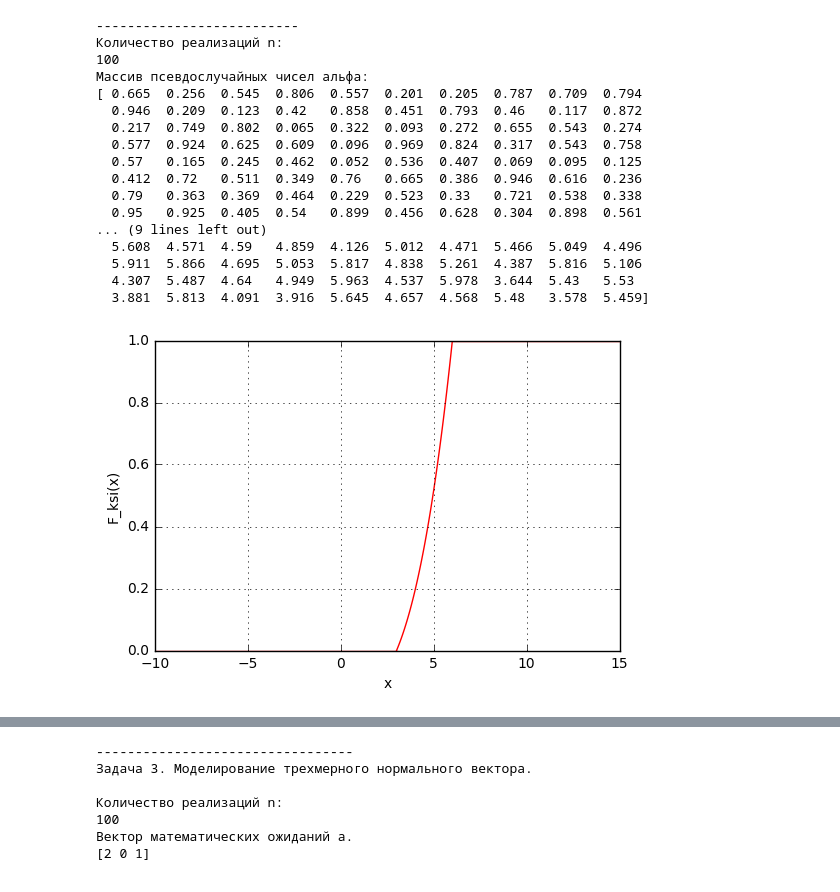
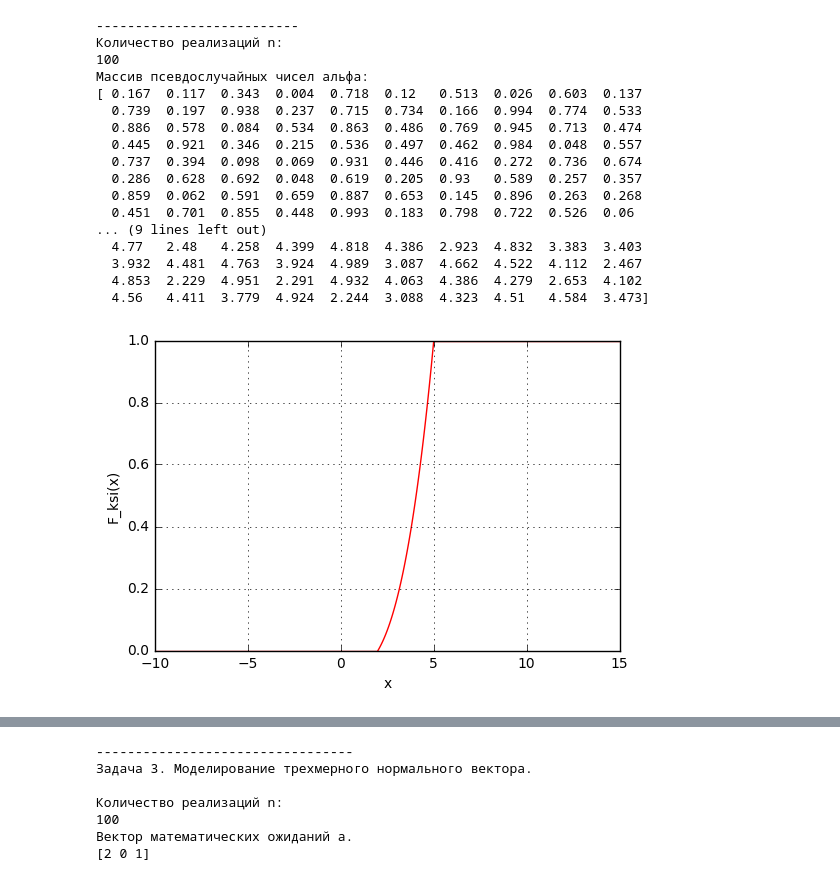
Before and after one commit to pyro-bot/study, a Jupyter notebook: Petrov/lab3.ipynb, the cells around one changed output, grey strips where cells are left out. Cells and saved outputs as stored; diff of their text form; code cells hidden in the pictures.

```diff
--- a/Petrov/lab3.ipynb
+++ b/Petrov/lab3.ipynb
@@ -78,17 +78,14 @@ arg_b = 0.142857142857143
 # %%
 # Строим график функции распределения
-# шаг
-step_x = 0.001
-step_y = 0.0001
 #  Задаём  интервала по x
-x1 = np.linspace(-10, 3) #-10: step_x : 3
-x2 = np.linspace(3, 6) #3 : step_x : 6
-x3 = np.linspace(6, 15) #6: step_x : 15
+x1 = np.linspace(-10, 2) #-10: step_x : 3
+x2 = np.linspace(2, 5) #3 : step_x : 6
+x3 = np.linspace(5, 15) #6: step_x : 15
 
 #  Считаем значения функций на всех интервалах
 y1 = np.zeros(x1.shape)
 y2 = np.zeros(x2.shape)
-y2[:] = (arg_x) * (x2**3-27)
+y2[:] = (1/117) * (x2**3-8)
 y3 = np.ones(x3.shape)
 
 plt.figure(1)
@@ -99,47 +96,47 @@ plt.plot(x3, y3,'r-')
 
 plt.ylabel('F_ksi(x)')
 plt.xlabel('x')
 plt.grid(True)
 plt.hold(True)
 print('-------------------------- ')
 # Количество реализаций
 print('Количество реализаций n:')
 n1 = 100
 print(n1)
 
 #  # Массив псевдослучайных чисел
 print('Массив псевдослучайных чисел альфа:')
 genalpha1 = np.random.uniform(size=100) # rand(100,1)
 
 print(genalpha1)
 
 # Получим n-реализаций случайной величины кси с помощью моделирующей
 # Массив n-реализаций случайной величины кси A
 print('Массив n-реализаций случайной величины кси A:')
-A1 = ((1/arg_x) * genalpha1 + 27) ** (1/3)
+A1 = ((117) * genalpha1 + 8) ** (1/3)
 # for ncount=1:n1
 #     A1(ncount) = double((189*genalpha1(ncount)+27)^(1/3))
 # end
 print(A1)
 # %% [output]
 --------------------------
 Количество реализаций n:
 100
 Массив псевдослучайных чисел альфа:
-[ 0.665  0.256  0.545  0.806  0.557  0.201  0.205  0.787  0.709  0.794
-  0.946  0.209  0.123  0.42   0.858  0.451  0.793  0.46   0.117  0.872
-  0.217  0.749  0.802  0.065  0.322  0.093  0.272  0.655  0.543  0.274
-  0.577  0.924  0.625  0.609  0.096  0.969  0.824  0.317  0.543  0.758
-  0.57   0.165  0.245  0.462  0.052  0.536  0.407  0.069  0.095  0.125
-  0.412  0.72   0.511  0.349  0.76   0.665  0.386  0.946  0.616  0.236
-  0.79   0.363  0.369  0.464  0.229  0.523  0.33   0.721  0.538  0.338
-  0.95   0.925  0.405  0.54   0.899  0.456  0.628  0.304  0.898  0.561
+[ 0.167  0.117  0.343  0.004  0.718  0.12   0.513  0.026  0.603  0.137
+  0.739  0.197  0.938  0.237  0.715  0.734  0.166  0.994  0.774  0.533
+  0.886  0.578  0.084  0.534  0.863  0.486  0.769  0.945  0.713  0.474
+  0.445  0.921  0.346  0.215  0.536  0.497  0.462  0.984  0.048  0.557
+  0.737  0.394  0.098  0.069  0.931  0.446  0.416  0.272  0.736  0.674
+  0.286  0.628  0.692  0.048  0.619  0.205  0.93   0.589  0.257  0.357
+  0.859  0.062  0.591  0.659  0.887  0.653  0.145  0.896  0.263  0.268
+  0.451  0.701  0.855  0.448  0.993  0.183  0.798  0.722  0.526  0.06
 ... (9 lines left out)
-  5.608  4.571  4.59   4.859  4.126  5.012  4.471  5.466  5.049  4.496
-  5.911  5.866  4.695  5.053  5.817  4.838  5.261  4.387  5.816  5.106
-  4.307  5.487  4.64   4.949  5.963  4.537  5.978  3.644  5.43   5.53
-  3.881  5.813  4.091  3.916  5.645  4.657  4.568  5.48   3.578  5.459]
+  4.77   2.48   4.258  4.399  4.818  4.386  2.923  4.832  3.383  3.403
+  3.932  4.481  4.763  3.924  4.989  3.087  4.662  4.522  4.112  2.467
+  4.853  2.229  4.951  2.291  4.932  4.063  4.386  4.279  2.653  4.102
+  4.56   4.411  3.779  4.924  2.244  3.088  4.323  4.51   4.584  3.473]
-[figure, old version]
+[figure, new version]
 # %%
 print('-------------------------- ')
 print('Задача 2. Моделирование непрерывной случайной величины с кусочно-линейной плотностью.')
```
Also changed, not shown: parts of 3 cells of this notebook.
